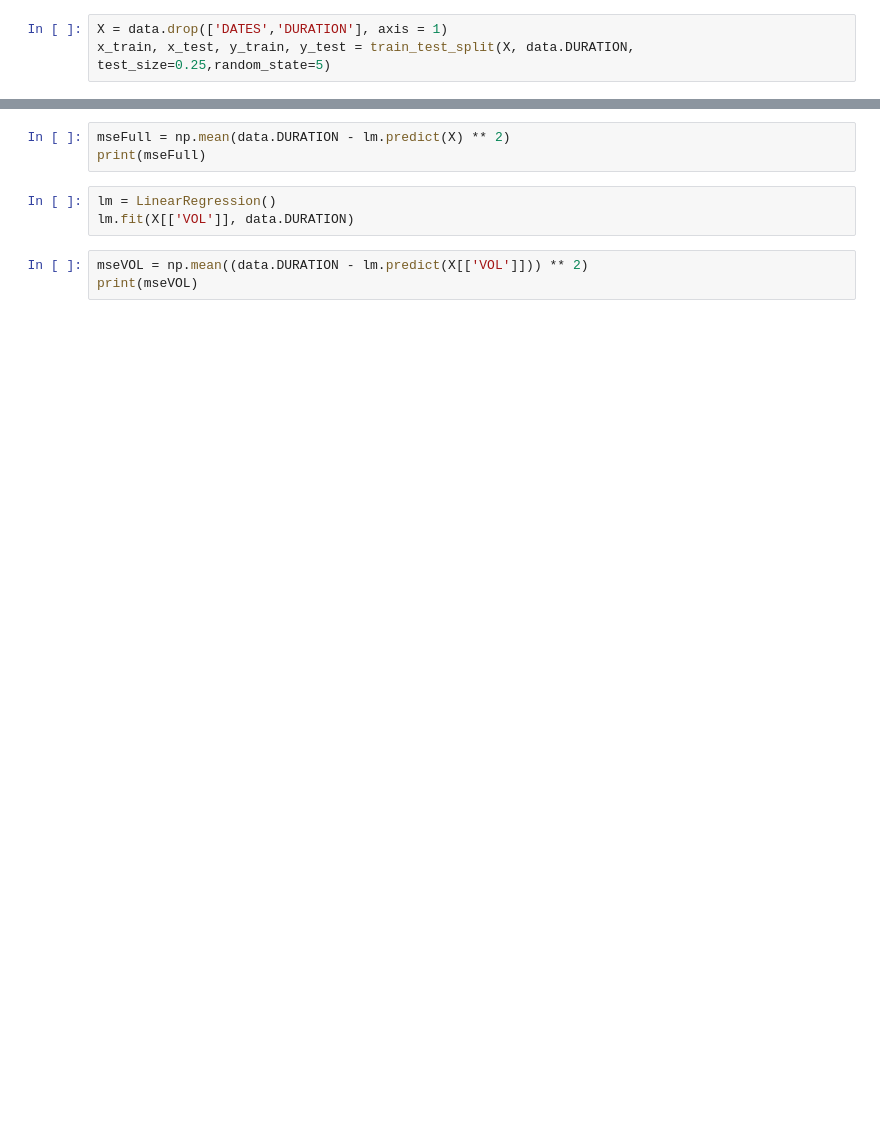
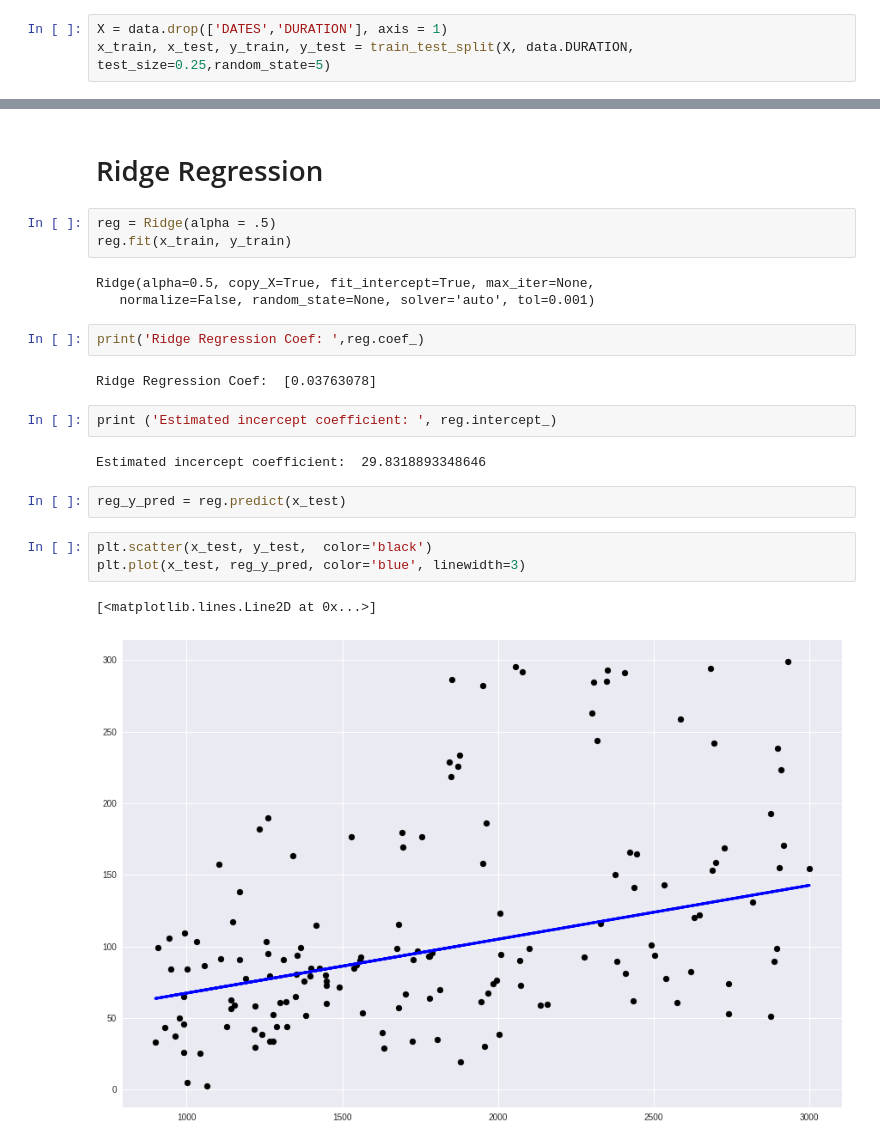
Before and after one commit to aaa34bbb56ccc/py_regression, a Jupyter notebook: regress_sample.ipynb, the cells around one changed output, grey strips where cells are left out. Cells and saved outputs as stored; diff of their text form; blank space fills up the shorter version.

```diff
--- a/regress_sample.ipynb
+++ b/regress_sample.ipynb
@@ -53,9 +116,24 @@ plt.show()
-# %%
-mseFull = np.mean(data.DURATION - lm.predict(X) ** 2)
-print(mseFull)
-# %%
-lm = LinearRegression()
-lm.fit(X[['VOL']], data.DURATION)
-# %%
-mseVOL = np.mean((data.DURATION - lm.predict(X[['VOL']])) ** 2)
-print(mseVOL)
+# %% [markdown]
+# Ridge Regression
+# %%
+reg = Ridge(alpha = .5)
+reg.fit(x_train, y_train)
+# %% [output]
+Ridge(alpha=0.5, copy_X=True, fit_intercept=True, max_iter=None,
+   normalize=False, random_state=None, solver='auto', tol=0.001)
+# %%
+print('Ridge Regression Coef: ',reg.coef_)
+# %% [output]
+Ridge Regression Coef:  [0.03763078]
+# %%
+print ('Estimated incercept coefficient: ', reg.intercept_)
+# %% [output]
+Estimated incercept coefficient:  29.8318893348646
+# %%
+reg_y_pred = reg.predict(x_test)
+# %%
+plt.scatter(x_test, y_test,  color='black')
+plt.plot(x_test, reg_y_pred, color='blue', linewidth=3)
+# %% [output]
+[<matplotlib.lines.Line2D at 0x...>]
+[figure, added]
```
Also changed, not shown: parts of 23 cells of this notebook.
